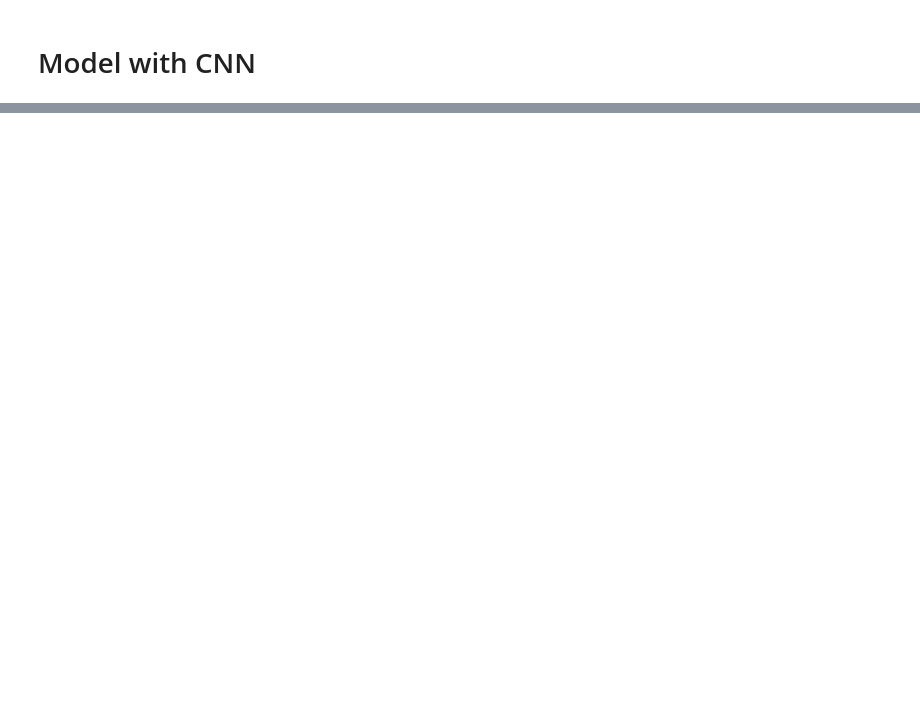
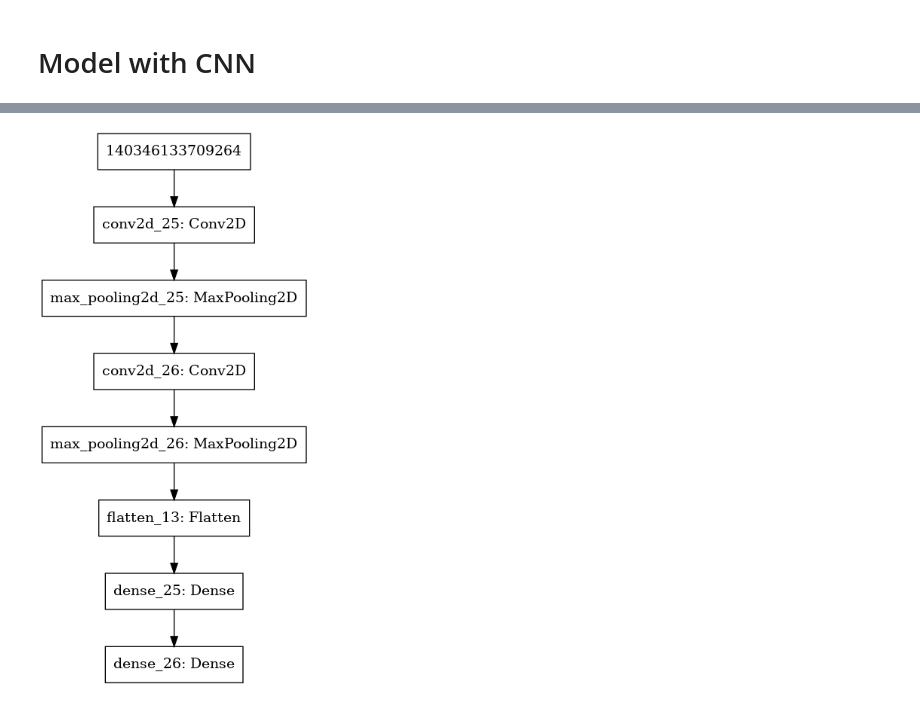
Before and after one commit to RoamEasy/emg-deep-learning, a Jupyter notebook: CWT-CNN.ipynb, the cells around one changed output, grey strips where cells are left out. Saved outputs shown, nothing was run; the diff lists cells and outputs as text; code cells hidden in the pictures; blank space fills up the shorter version.

```diff
--- a/CWT-CNN.ipynb
+++ b/CWT-CNN.ipynb
@@ -161,29 +163,29 @@ history = History()
 
 img_x = X_train.shape[1]
 img_y = X_train.shape[1]
-img_z = 3
+img_z = X_train.shape[-1]
 input_shape = (img_x, img_y, img_z)
 
-batch_size = 8
-epochs = 10
+batch_size = 16
+epochs = 25
 
 X_train = X_train.astype('float32')
 X_test = X_test.astype('float32')
 
 
 model = Sequential()
-model.add(Conv2D(32, kernel_size=(5, 5), strides=(1, 1),
+model.add(Conv2D(32, kernel_size=(3, 3), strides=(1, 1),
                  activation='relu',
                  input_shape=input_shape))
 model.add(MaxPooling2D(pool_size=(2, 2), strides=(2, 2)))
-model.add(Conv2D(64, (5, 5), activation='relu'))
+model.add(Conv2D(64, (3, 3), activation='relu'))
 model.add(MaxPooling2D(pool_size=(2, 2)))
 model.add(Flatten())
 model.add(Dense(128, activation='relu'))
-model.add(Dense(1, activation='sigmoid'))
+model.add(Dense(10, activation='sigmoid'))
 
 model.compile(loss=keras.losses.binary_crossentropy,
-              optimizer=keras.optimizers.Adam(lr = 0.01),
+              optimizer=keras.optimizers.Adam(lr = 0.0001),
               metrics=['accuracy'])
 
 
@@ -196,5 +198,5 @@ model.fit(X_train, y_train,
 
 train_score = model.evaluate(X_train, y_train, verbose=0)
 print('Train loss: {}, Train accuracy: {}'.format(train_score[0], train_score[1]))
-test_score = model.evaluate(X_test, y_yest, verbose=0)
+test_score = model.evaluate(X_test, y_test, verbose=0)
 print('Test loss: {}, Test accuracy: {}'.format(test_score[0], test_score[1]))
@@ -240,0 +278,8 @@ print(classification_report(y_train, y_pred))
+# %%
+import pydot
+from IPython.display import Image
+from keras.utils import plot_model
+plot_model(model, to_file='lstm.png')
+Image(filename='lstm.png')
+# %% [output]
+[figure, added]
```
Also changed, not shown: parts of 20 cells of this notebook, 3 other files.
